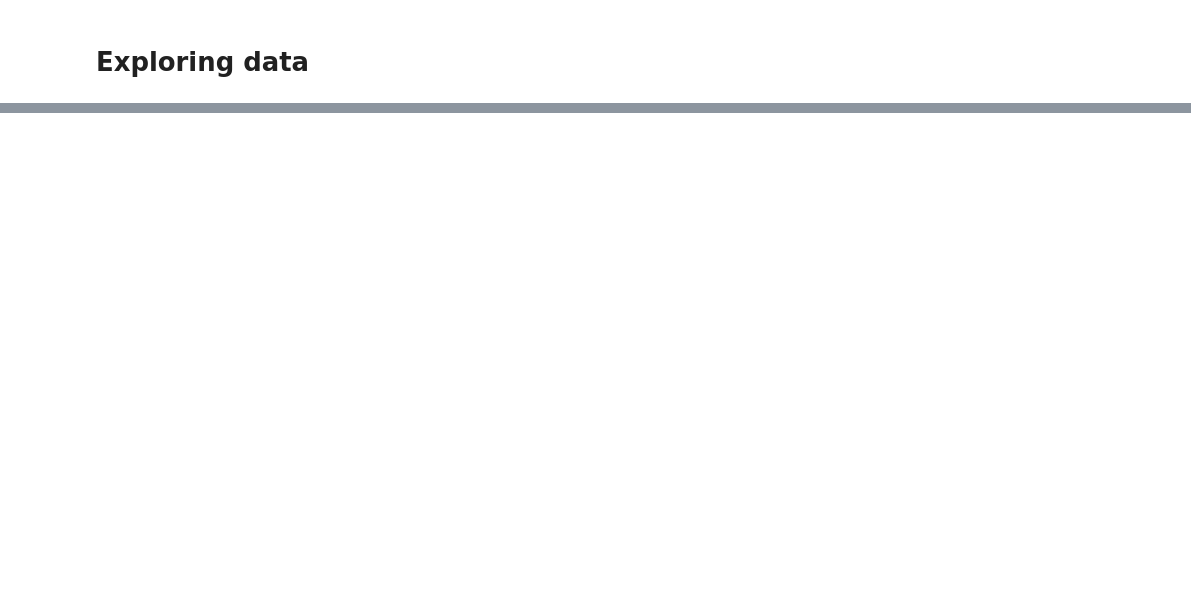
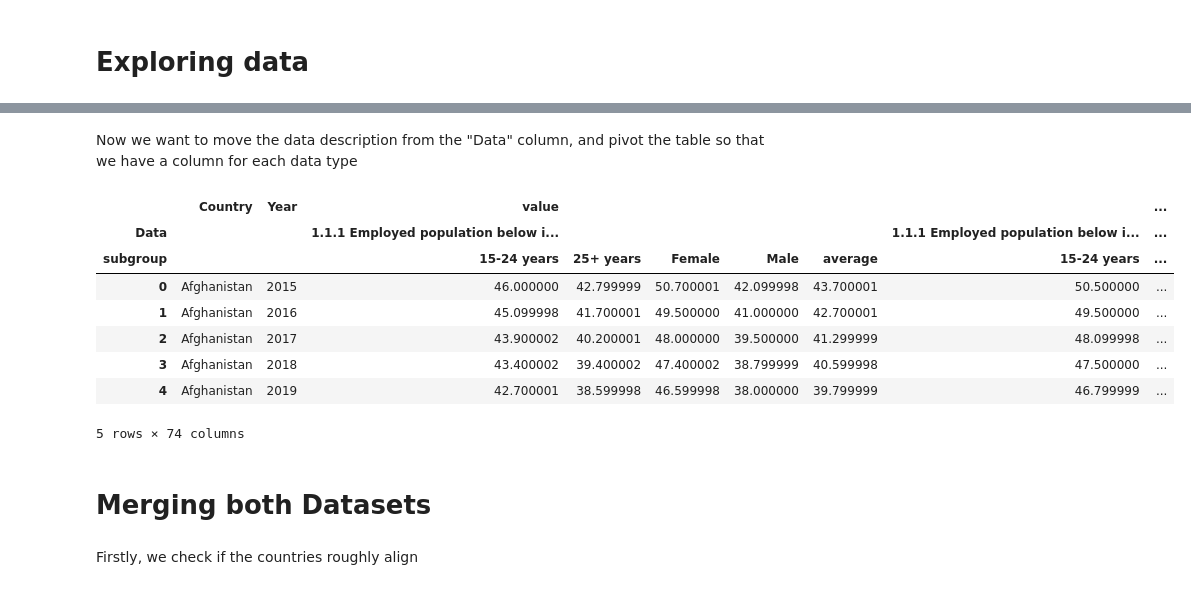
Before and after one commit to lboekestein/DWproject, a Jupyter notebook: src/dataexploring.ipynb, the cells around one changed output, grey strips where cells are left out. Saved outputs shown, nothing was run; the diff lists cells and outputs as text; code cells hidden in the pictures; blank space fills up the shorter version.

Commit message:
Preprocessed and merged datasets

```diff
--- a/src/dataexploring.ipynb
+++ b/src/dataexploring.ipynb
@@ -26,0 +117,13 @@ hp_2015.head()
+# %%
+# normalize estimate based on indicator scale
+sgd['value'] = sgd.apply(lambda row: (row['estimate'] / row['indicator_scale']) * 100, axis=1)
+sgd['average'] = sgd.apply(lambda row: (row['setting_average'] / row['indicator_scale']) * 100, axis=1)
+# drop non-normalizd columns
+sgd_norm = sgd.drop(columns=["estimate", "setting_average", "indicator_scale", "dimension"])
+# rename columns for convenience
+sgd_norm.rename(columns={"setting" : "Country",
+                         "date" : "Year",
+                         "indicator_name" : "Data"},
+                inplace=True)
+# display new head
+sgd_norm.head()
@@ -26,0 +139,20 @@ hp_2015.head()
+# %%
+# Create a new DataFrame to store the results
+average_sgd = pd.DataFrame()
+
+# Create new rows with average stores in "value" column
+for group, group_df in sgd_norm.groupby(['Country', 'Year', 'Data']):
+    if 'average' not in group_df['subgroup'].values:
+        new_row = group_df.iloc[0].copy()
+        new_row['subgroup'] = 'average'
+        new_row['value'] = new_row['average']
+        average_sgd = pd.concat([average_sgd, new_row.to_frame().T], ignore_index=True)
+
+# Concatenate with original and sort
+sgd_w_average = pd.concat([sgd_norm, average_sgd], ignore_index=True)
+sgd_w_average = sgd_w_average.sort_values(by=['Country', 'Year', 'Data', 'subgroup']).reset_index(drop=True)
+
+# Drop average column
+sgd_w_average.drop(columns="average", inplace=True)
+
+sgd_w_average.head()
@@ -26,0 +166,25 @@ hp_2015.head()
+# %% [markdown]
+Now we want to move the data description from the "Data" column, and pivot the table so that we have a column for each data type
+# %%
+pivot_df = sgd_w_average.pivot_table(
+    index=['Country', 'Year'],
+    columns=['Data', 'subgroup'],
+    values=['value'],
+    aggfunc='first'  # Use 'first' to handle duplicate entries, if any
+).reset_index()
+
+pivot_df.head()
+# %% [output]
+|  | Country | Year | value |  |  |  |  |  | ... |
+| Data |  |  | 1.1.1 Employed population below i... |  |  |  |  | 1.1.1 Employed population below i... | ... |
+| subgroup |  |  | 15-24 years | 25+ years | Female | Male | average | 15-24 years | ... |
+| 0 | Afghanistan | 2015 | 46.000000 | 42.799999 | 50.700001 | 42.099998 | 43.700001 | 50.500000 | ... |
+| 1 | Afghanistan | 2016 | 45.099998 | 41.700001 | 49.500000 | 41.000000 | 42.700001 | 49.500000 | ... |
+| 2 | Afghanistan | 2017 | 43.900002 | 40.200001 | 48.000000 | 39.500000 | 41.299999 | 48.099998 | ... |
+| 3 | Afghanistan | 2018 | 43.400002 | 39.400002 | 47.400002 | 38.799999 | 40.599998 | 47.500000 | ... |
+| 4 | Afghanistan | 2019 | 42.700001 | 38.599998 | 46.599998 | 38.000000 | 39.799999 | 46.799999 | ... |
+5 rows × 74 columns
+# %% [markdown]
+# Merging both Datasets
+# %% [markdown]
+Firstly, we check if the countries roughly align
```
Also changed, not shown: parts of 29 cells of this notebook, 1 other file.
